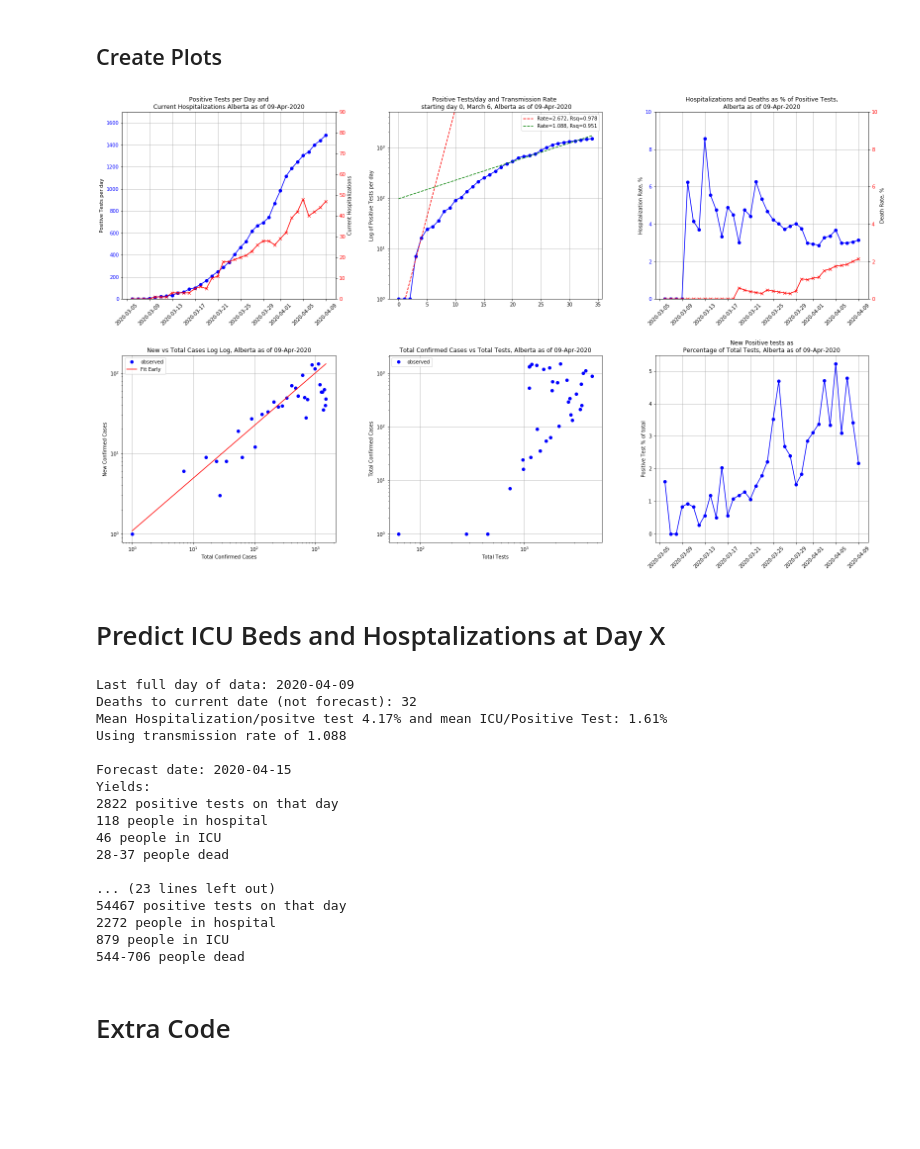
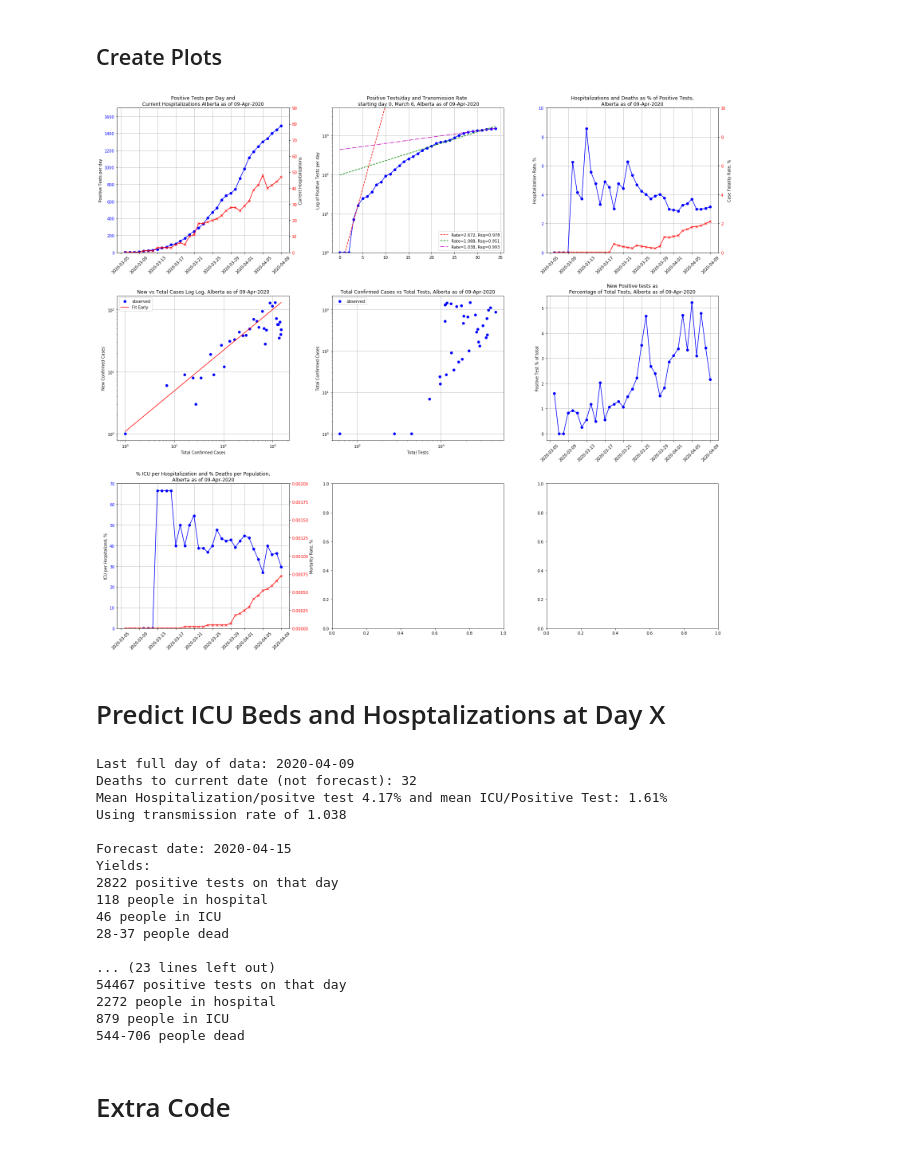
Before and after one commit to lchutny/covid19Alberta, a Jupyter notebook: covid19data.ipynb, the cells around one changed output. Saved outputs shown, nothing was run; the diff lists cells and outputs as text; code cells hidden in the pictures; blank space fills up the shorter version.

Commit message:
updated plots adding a mortality rate plot

```diff
--- a/covid19data.ipynb
+++ b/covid19data.ipynb
@@ -144,6 +135,12 @@ latey = df.TotalPositive[df.date>'2020-03-15']
 latex = df.index[df.date>'2020-03-15']
 ropt2,rcov2 = curve_fit(transmission_rate,latex,latey)
 latersq = calc_rsq(transmission_rate,latex,latey,ropt2)
+# %%
+# Later
+latery = df.TotalPositive[df.date>'2020-04-02']
+laterx = df.index[df.date>'2020-04-02']
+ropt3,rcov3 = curve_fit(transmission_rate,laterx,latery)
+later_rsq = calc_rsq(transmission_rate,laterx,latery,ropt3)
 # %% [markdown]
 ## Calculate % Hospitalized and % ICU
 # %%
@@ -170,7 +167,7 @@ def two_scales(ax1,xdata,data1,data2,c1,f1,l1,c2,f2,l2,y1text,y2text):
     ax2.set_ylabel(y2text)
     return ax1,ax2
 
-fig, ((ax1,ax2,ax3),(ax4,ax5,ax6))= plt.subplots(2,3,figsize=(27,16))
+fig, ((ax1,ax2,ax3),(ax4,ax5,ax6),(ax7,ax8,ax9))= plt.subplots(3,3,figsize=(27,24))
 
 ax1, ax1a = two_scales(ax1,df.date,df.TotalPositive,df.Current_Total_Hospitalized,
                        'blue','o','-','red','x','-',
@@ -195,13 +192,14 @@ ax2.set_title(f"Positive Tests/day and Transmission Rate \n starting day 0, Marc
 ax2.grid(True)
 ax2.plot(df.index,transmission_rate(df.index,*ropt),'r--',label=f"Rate={10**(ropt[0]):.3f}, Rsq={earlyrsq:.3f}")
 ax2.plot(df.index,transmission_rate(df.index,*ropt2),'g--',label=f"Rate={10**(ropt2[0]):.3f}, Rsq={latersq:.3f}")
+ax2.plot(df.index,transmission_rate(df.index,*ropt3),'m-.',label=f"Rate={10**(ropt3[0]):.3f}, Rsq={later_rsq:.3f}")
 ax2.set_ylabel("Log of Positive Tests per day")
 ax2.legend()
 ax2.set_ylim([1,5000])
 
 ax3, ax3a = two_scales(ax3,df.date,df.percHospPerPositiveTest,df.perc_CFR,
                        'blue','o','-','red','x','-',
-                       'Hospitalization Rate, %','Death Rate, %')
+                       'Hospitalization Rate, %','Case Fatality Rate, %')
 ax3.set_title(f"Hospitalizations and Deaths as % of Positive Tests,\nAlberta as of {datadate}")
 ax3.grid(True)
 color_y_axis(ax3, 'b')
@@ -212,34 +210,45 @@ ax3.tick_params(axis='x',rotation=45)
 
 ax4.plot(df.TotalPositive,df.NewPositive,'ob',label='observed')
 ax4.set_title(f"New vs Total Cases Log Log, Alberta as of {datadate}")
 ax4.set_ylabel("New Confirmed Cases")
 ax4.set_xlabel("Total Confirmed Cases")
 ax4.grid(True)
 ax4.set_yscale("log")
 ax4.set_xscale("log")
 ax4.plot(df.TotalPositive,llfunc(df.TotalPositive,*p2opt),'r-',label='Fit Early')
 ax4.legend()
 
 ax5.plot(df.TotalTests,df.TotalPositive,'ob',label='observed')
 ax5.set_title(f"Total Confirmed Cases vs Total Tests, Alberta as of {datadate}")
 ax5.set_ylabel("Total Confirmed Cases")
 ax5.set_xlabel("Total Tests")
 ax5.grid(True)
 ax5.set_yscale("log")
 ax5.set_xscale("log")
 #ax5.plot(df.TotalPositive,llfunc(df.TotalPositive,*p2opt),'r-',label='Fit Early')
 ax5.legend()
 
 ax6.plot(df.date,(df.NewPositive/df.TotalTests*100),'-ob')
 ax6.set_title(f"New Positive tests as\nPercentage of Total Tests, Alberta as of {datadate}")
 ax6.set_ylabel("Positive Test % of total")
 ax6.grid(True)
 ax6.tick_params(axis='x',rotation=45)
 
+ax7, ax7a = two_scales(ax7,df.date,df.percICUPerHospitalized,df.perc_MortalityRate,
+                       'blue','o','-','red','x','-',
+                       'ICU per Hospitalized, %','Mortality Rate, %')
+ax7.set_title(f"% ICU per Hospitalization and % Deaths per Population,\nAlberta as of {datadate}")
+ax7.grid(True)
+color_y_axis(ax7, 'b')
+color_y_axis(ax7a, 'r')
+ax7a.set_ylim([0,.002])
+ax7.set_ylim([0,70])
+ax7.tick_params(axis='x',rotation=45)
+
 plt.subplots_adjust(wspace=0.25,hspace=0.3)
 plt.show()
 # %% [output]
-[figure, old version]
+[figure, new version]
 # %% [markdown]
 # Predict ICU Beds and Hosptalizations at Day X
 # %%
@@ -272,7 +281,7 @@ current = df.date.iloc[-1].date()
 print(f"Last full day of data: {current}")
 print(f"Deaths to current date (not forecast): {df.Cumulative_Deaths.iloc[-1]}")
 print(f"Mean Hospitalization/positve test {hosp:.2f}% and mean ICU/Positive Test: {icu:.2f}%")
-print(f"Using transmission rate of {(10**ropt2[0]):.3f}\n")
+print(f"Using transmission rate of {(10**ropt3[0]):.3f}\n")
 
 for d in dates:
     forecast(d)
@@ -280,7 +289,7 @@ for d in dates:
 Last full day of data: 2020-04-09
 Deaths to current date (not forecast): 32
 Mean Hospitalization/positve test 4.17% and mean ICU/Positive Test: 1.61%
-Using transmission rate of 1.088
+Using transmission rate of 1.038
 
 Forecast date: 2020-04-15
 Yields:
```
Also changed, not shown: parts of 1 cell of this notebook.
